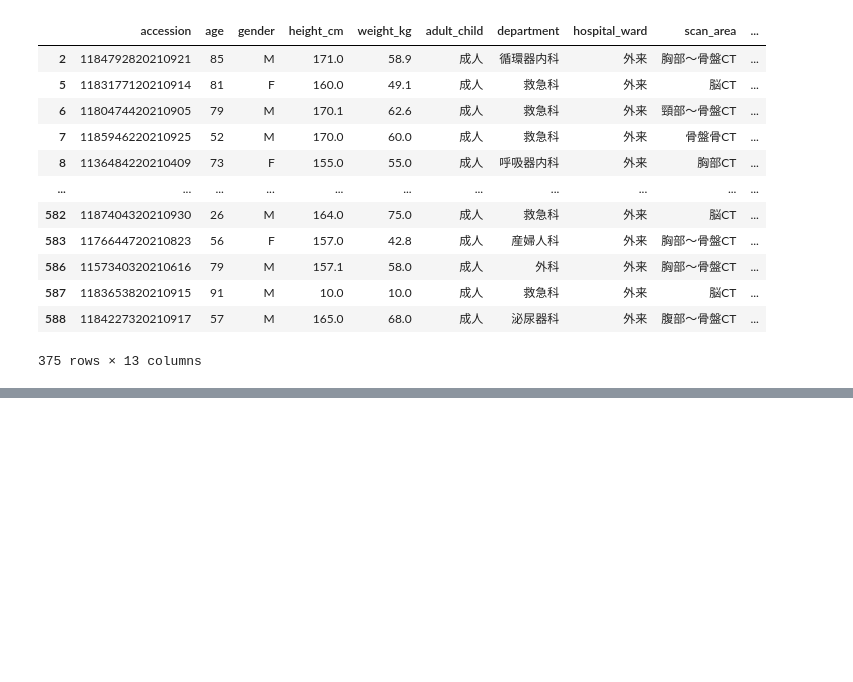
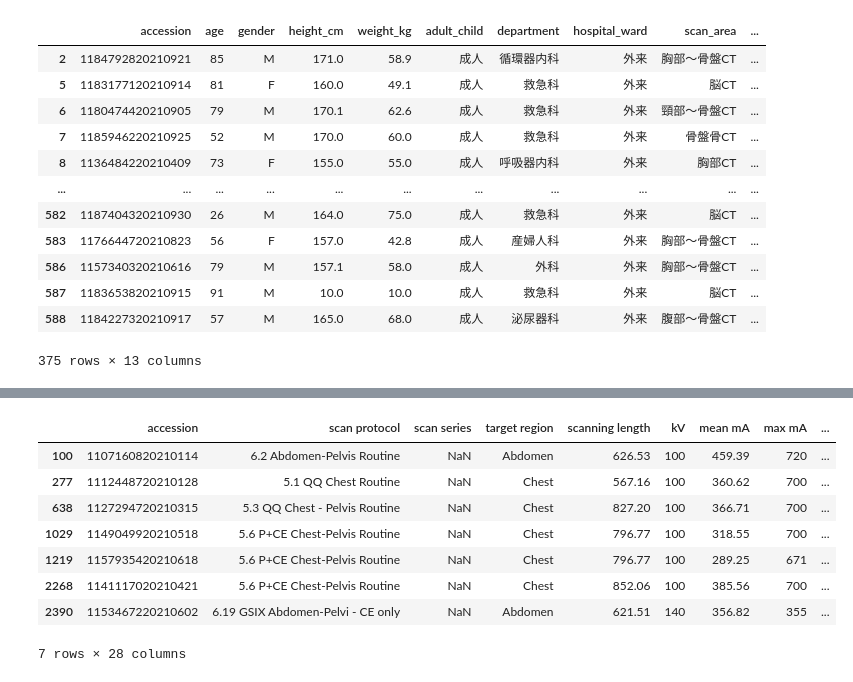
Before and after one commit to y-hiroki-radiotech/CT-dose-prediction, a Jupyter notebook: scan_preprocess_data.ipynb, the cells around one changed output, grey strips where cells are left out. Drawn from its saved outputs; the diff is of its cells as text; code cells hidden in the pictures; blank space fills up the shorter version.

```diff
--- a/scan_preprocess_data.ipynb
+++ b/scan_preprocess_data.ipynb
@@ -144,0 +282,12 @@ len(df)
+# %%
+df_temp[df_temp['id'] == 75206]
+# %% [output]
+|  | accession | scan protocol | scan series | target region | scanning length | kV | mean mA | max mA | ... |
+| 100 | 1107160820210114 | 6.2 Abdomen-Pelvis Routine | NaN | Abdomen | 626.53 | 100 | 459.39 | 720 | ... |
+| 277 | 1112448720210128 | 5.1 QQ Chest Routine | NaN | Chest | 567.16 | 100 | 360.62 | 700 | ... |
+| 638 | 1127294720210315 | 5.3 QQ Chest - Pelvis Routine | NaN | Chest | 827.20 | 100 | 366.71 | 700 | ... |
+| 1029 | 1149049920210518 | 5.6 P+CE Chest-Pelvis Routine | NaN | Chest | 796.77 | 100 | 318.55 | 700 | ... |
+| 1219 | 1157935420210618 | 5.6 P+CE Chest-Pelvis Routine | NaN | Chest | 796.77 | 100 | 289.25 | 671 | ... |
+| 2268 | 1141117020210421 | 5.6 P+CE Chest-Pelvis Routine | NaN | Chest | 852.06 | 100 | 385.56 | 700 | ... |
+| 2390 | 1153467220210602 | 6.19 GSIX Abdomen-Pelvi - CE only | NaN | Abdomen | 621.51 | 140 | 356.82 | 355 | ... |
+7 rows × 28 columns
```
Also changed, not shown: parts of 32 cells of this notebook, 5 other files.
